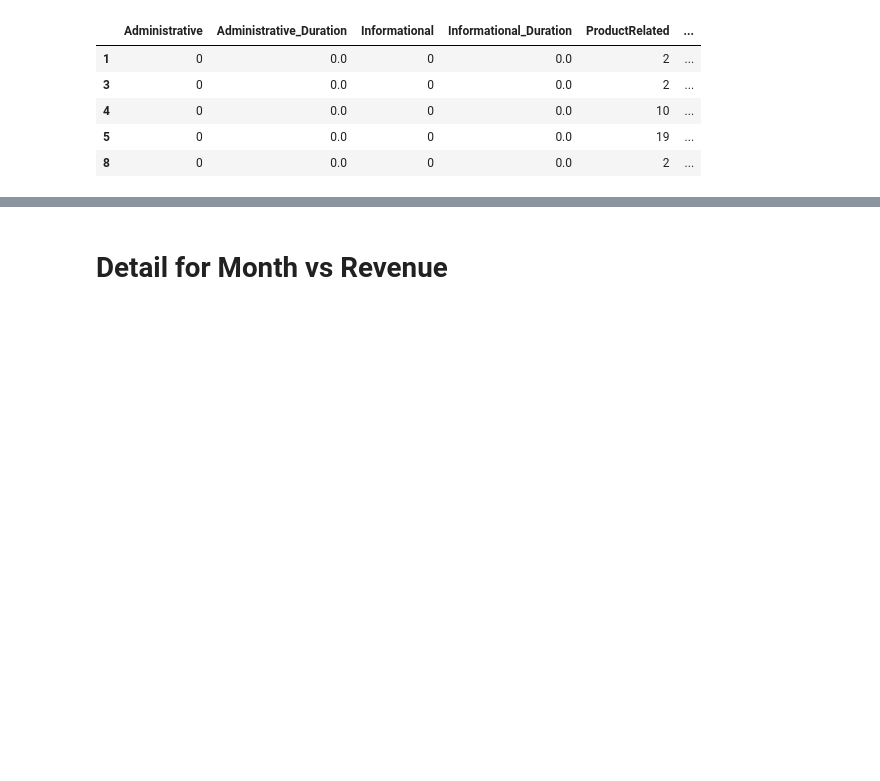
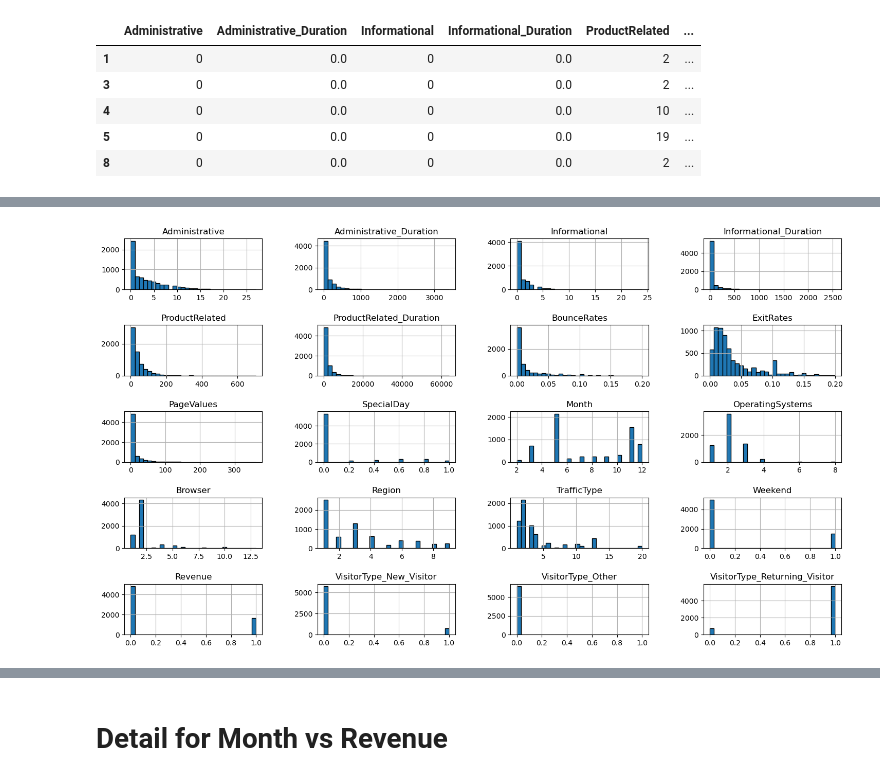
Before and after one commit to lokkkkkk111/onlinePurchasesPrediction, a Jupyter notebook: ESE527Project.ipynb, the cells around one changed output, grey strips where cells are left out. Cells and saved outputs as stored; diff of their text form; code cells hidden in the pictures; blank space fills up the shorter version.

```diff
--- a/ESE527Project.ipynb
+++ b/ESE527Project.ipynb
@@ -201,4 +199,6 @@ df_encoded_cleaned.head()
 # %%
+## Outlier
+
 import numpy as np
 
 def detect_outliers_iqr(df, columns):
@@ -221,6 +221,9 @@ columns_to_check = ['Administrative', 'Administrative_Duration', 'Informational'
 outliers_dict = detect_outliers_iqr(df_encoded_cleaned, columns_to_check)
 #for column, outlier_indices in outliers_dict.items():
 #    print(f"Outliers for {column}: {outlier_indices}")
+outlier_index = set()
 for key in outliers_dict:
-    print(len(outliers_dict[key]))
+    print("Outliers for",key, len(outliers_dict[key]))
+    outlier_index |= set(outliers_dict[key])
+print("\nunion index of outliers", len(outlier_index))
 # %% [output]
@@ -236,0 +242,2 @@ for key in outliers_dict:
+# %%
+df_outliers = df_encoded_cleaned.loc[outlier_index]
@@ -236,0 +257,6 @@ for key in outliers_dict:
+# %%
+import matplotlib.pyplot as plt
+df_outliers.hist(figsize=(18, 10), bins=30, edgecolor="black")
+plt.subplots_adjust(hspace=0.7, wspace=0.4)
+# %% [output]
+[figure, added]
```
Also changed, not shown: parts of 13 cells of this notebook, 1 other file.
